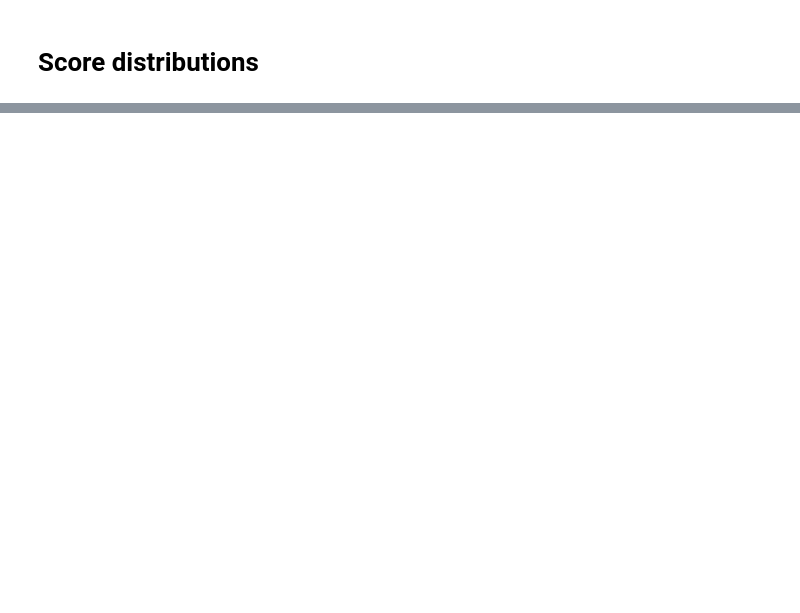
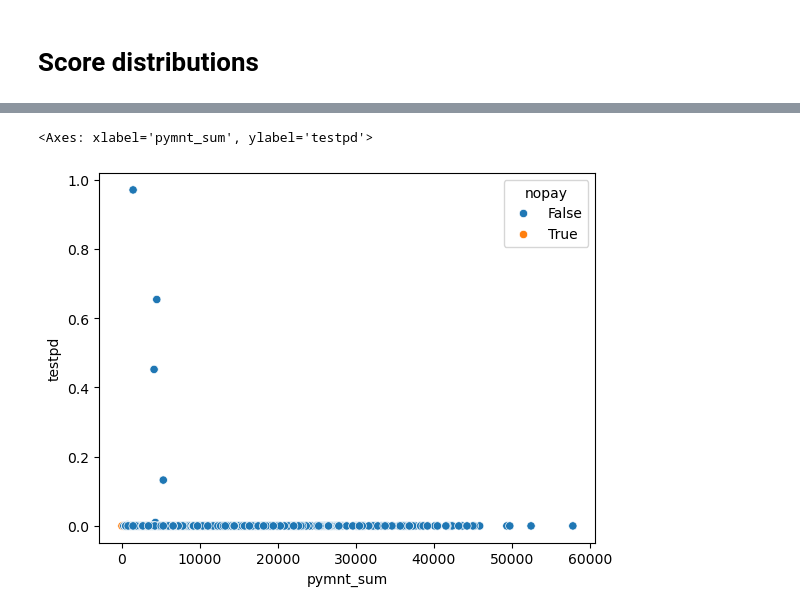
Before and after one commit to warner121/monteloanco, a Jupyter notebook: simulate.ipynb, the cells around one changed output, grey strips where cells are left out. Saved outputs shown, nothing was run; the diff lists cells and outputs as text; code cells hidden in the pictures; blank space fills up the shorter version.

```diff
--- a/simulate.ipynb
+++ b/simulate.ipynb
@@ -151,0 +136,4 @@ df.groupby('pd_qcut', observed=False)[['pymnt_sum', 'sim_pymnts_sum']].sum()
+# %%
+testpds = pd.read_csv('testpds.csv')
+testpds = testpds.set_index('0')['1'].rename('testpd')
+testpds.sort_index()
@@ -151,0 +154,5 @@ df.groupby('pd_qcut', observed=False)[['pymnt_sum', 'sim_pymnts_sum']].sum()
+# %%
+df = df.join(testpds)
+# %%
+df['testpd_qcut'] = pd.qcut(df.testpd, q=11)
+df.groupby('testpd_qcut', observed=False)[['pymnt_sum', 'sim_pymnts_sum']].sum()
@@ -151,0 +201,7 @@ df.groupby('pd_qcut', observed=False)[['pymnt_sum', 'sim_pymnts_sum']].sum()
+# %%
+df['nopay'] = df.pymnt_sum < df.installment
+# %%
+sns.scatterplot(df.sample(1_000), x='pymnt_sum', y='testpd', hue='nopay')
+# %% [output]
+<Axes: xlabel='pymnt_sum', ylabel='testpd'>
+[figure, added]
```
Also changed, not shown: parts of 15 cells of this notebook, 2 other files.
